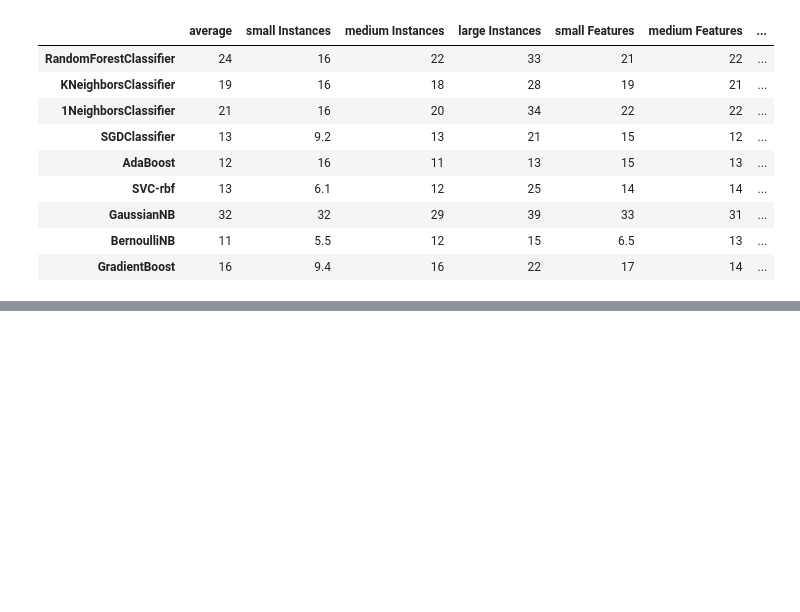
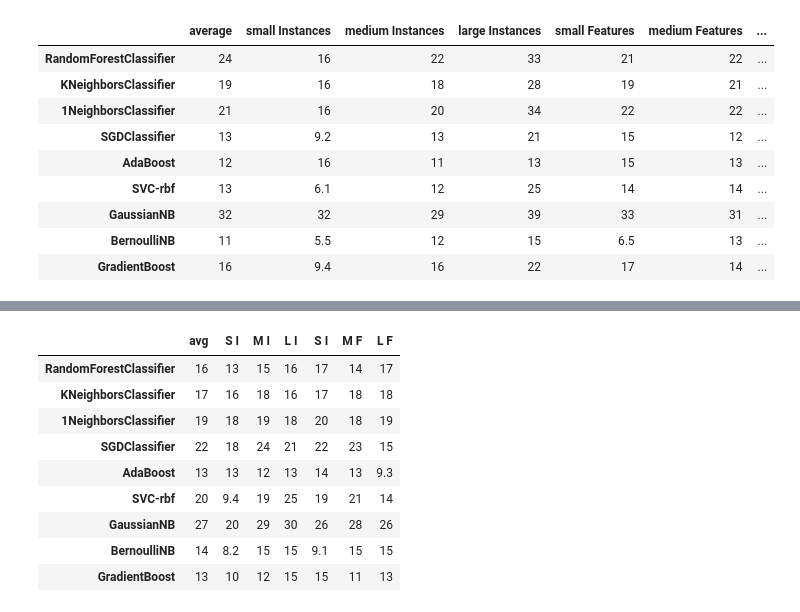
Before and after one commit to lieeuwos/Primitive_annotations, a Jupyter notebook: Added features tables.ipynb, the cells around one changed output, grey strips where cells are left out. Cells and saved outputs as stored; diff of their text form; code cells hidden in the pictures; blank space fills up the shorter version.

```diff
--- a/Added features tables.ipynb
+++ b/Added features tables.ipynb
@@ -224,7 +250,7 @@ func = 'cvScoreFeatures6Laptop'
 func2 = 'cvScoreFeatures5Duration'
 func3 = 'cvScoreFeatures4Duration'
 clfName = clfNames[0]
-amountList = [0.25,0.5,0.75,1.0]
+amountList = [1.0]
 funcMan = DoneFeatureMan(func,clfName,amountList)
 func2Man = DoneFeatureMan(func2,clfName,amountList)
 func3Man = DoneFeatureMan(func3,clfName,amountList)
@@ -254,7 +280,7 @@ for i,item in enumerate(didList):
 scores = []
 scores2 = []
 scores3 = []
-amountList = [0.25,0.5,0.75,1]
+amountList = [1]
 for i,did in enumerate(less20):
     scores.append([])
     scores2.append([])
@@ -303,7 +329,7 @@ for k,x in enumerate(scores):
 scores = []
 scores2 = []
 scores3 = []
-amountList = [0.25,0.5,0.75,1]
+amountList = [1]
 for i,did in enumerate(rest2):
     scores.append([])
     scores2.append([])
@@ -354,7 +380,7 @@ for k,x in enumerate(scores):
 scores = []
 scores2 = []
 scores3 = []
-amountList = [0.25,0.5,0.75,1]
+amountList = [1]
 for i,did in enumerate(great100):
     scores.append([])
     scores2.append([])
@@ -531,0 +763,17 @@ df.astype(object)
+# %%
+df = pd.DataFrame(np.array(diff2),
+                  columns=['avg','S I', 'M I', 'L I','S I', 'M F', 'L F'],index=clfNames)
+df.round
+df.astype(object)
+# df.to_csv('Noise.csv')
+# %% [output]
+|  | avg | S I | M I | L I | S I | M F | L F |
+| RandomForestClassifier | 16 | 13 | 15 | 16 | 17 | 14 | 17 |
+| KNeighborsClassifier | 17 | 16 | 18 | 16 | 17 | 18 | 18 |
+| 1NeighborsClassifier | 19 | 18 | 19 | 18 | 20 | 18 | 19 |
+| SGDClassifier | 22 | 18 | 24 | 21 | 22 | 23 | 15 |
+| AdaBoost | 13 | 13 | 12 | 13 | 14 | 13 | 9.3 |
+| SVC-rbf | 20 | 9.4 | 19 | 25 | 19 | 21 | 14 |
+| GaussianNB | 27 | 20 | 29 | 30 | 26 | 28 | 26 |
+| BernoulliNB | 14 | 8.2 | 15 | 15 | 9.1 | 15 | 15 |
+| GradientBoost | 13 | 10 | 12 | 15 | 15 | 11 | 13 |
```
Also changed, not shown: parts of 13 cells of this notebook, 4 other files.
